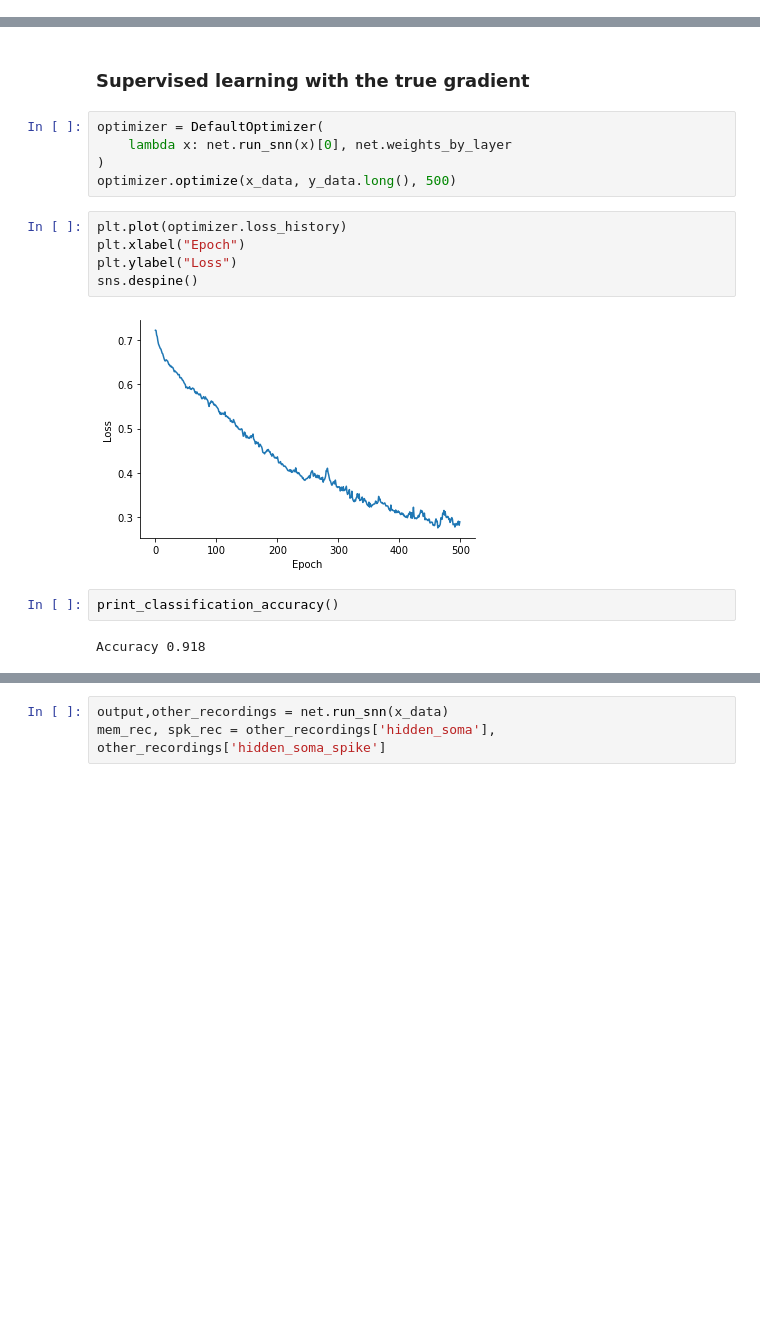
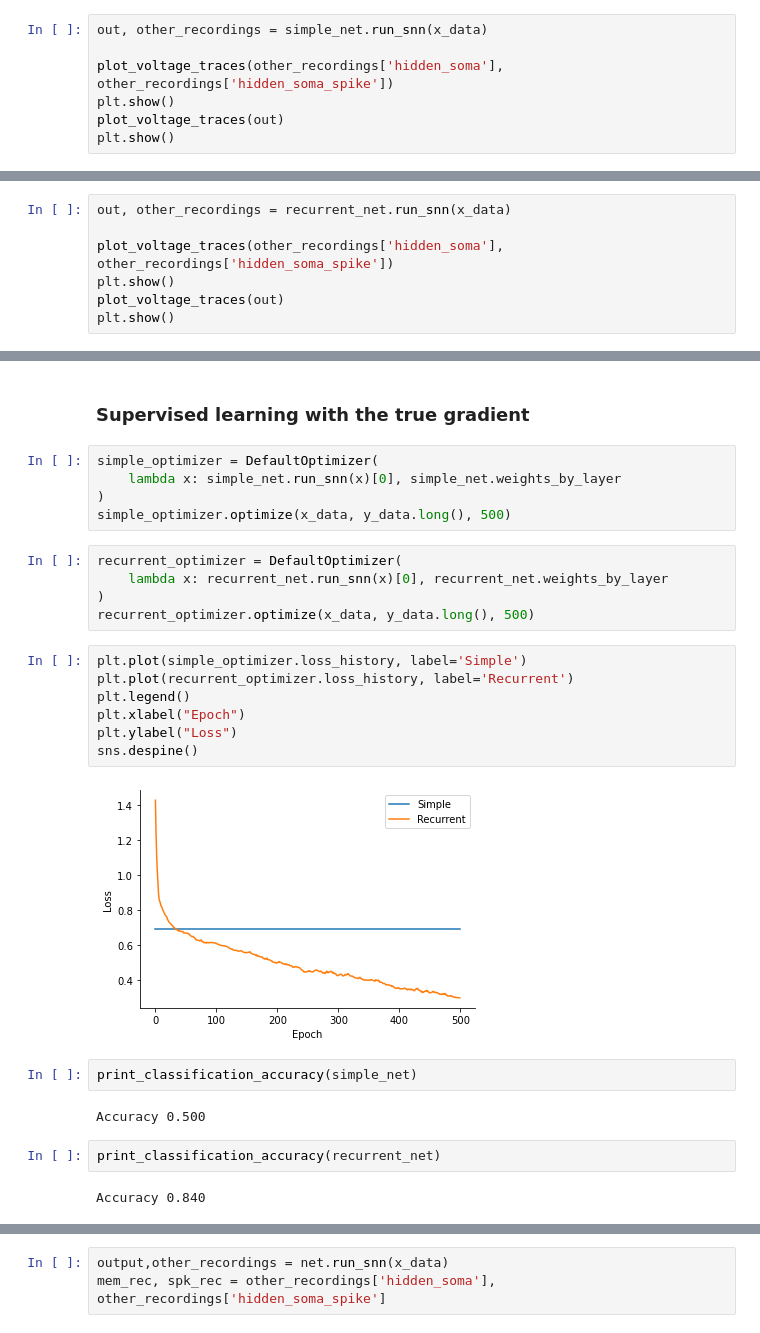
Before and after one commit to nauralcodinglab/linear-nonlinear-dendrites, a Jupyter notebook: training/spytorch-tutorial-1.ipynb, the cells around one changed output, grey strips where cells are left out. Saved outputs shown, nothing was run; the diff lists cells and outputs as text; blank space fills up the shorter version.

```diff
--- a/training/spytorch-tutorial-1.ipynb
+++ b/training/spytorch-tutorial-1.ipynb
@@ -126,0 +153,7 @@ But first, we fix several model constants such as the membrane and the synaptic
+# %%
+out, other_recordings = simple_net.run_snn(x_data)
+
+plot_voltage_traces(other_recordings['hidden_soma'], other_recordings['hidden_soma_spike'])
+plt.show()
+plot_voltage_traces(out)
+plt.show()
@@ -126,0 +163,7 @@ But first, we fix several model constants such as the membrane and the synaptic
+# %%
+out, other_recordings = recurrent_net.run_snn(x_data)
+
+plot_voltage_traces(other_recordings['hidden_soma'], other_recordings['hidden_soma_spike'])
+plt.show()
+plot_voltage_traces(out)
+plt.show()
@@ -200,18 +236,29 @@ Here we go.
 # %% [markdown]
 ### Supervised learning with the true gradient
 # %%
-optimizer = DefaultOptimizer(
-    lambda x: net.run_snn(x)[0], net.weights_by_layer
+simple_optimizer = DefaultOptimizer(
+    lambda x: simple_net.run_snn(x)[0], simple_net.weights_by_layer
 )
-optimizer.optimize(x_data, y_data.long(), 500)
+simple_optimizer.optimize(x_data, y_data.long(), 500)
+# %%
+recurrent_optimizer = DefaultOptimizer(
+    lambda x: recurrent_net.run_snn(x)[0], recurrent_net.weights_by_layer
+)
+recurrent_optimizer.optimize(x_data, y_data.long(), 500)
 # %%
-plt.plot(optimizer.loss_history)
+plt.plot(simple_optimizer.loss_history, label='Simple')
+plt.plot(recurrent_optimizer.loss_history, label='Recurrent')
+plt.legend()
 plt.xlabel("Epoch")
 plt.ylabel("Loss")
 sns.despine()
 # %% [output]
-[figure, old version]
+[figure, new version]
 # %%
-print_classification_accuracy()
+print_classification_accuracy(simple_net)
 # %% [output]
-Accuracy 0.918
+Accuracy 0.500
+# %%
+print_classification_accuracy(recurrent_net)
+# %% [output]
+Accuracy 0.840
```
Also changed, not shown: parts of 11 cells of this notebook, 1 other file.
